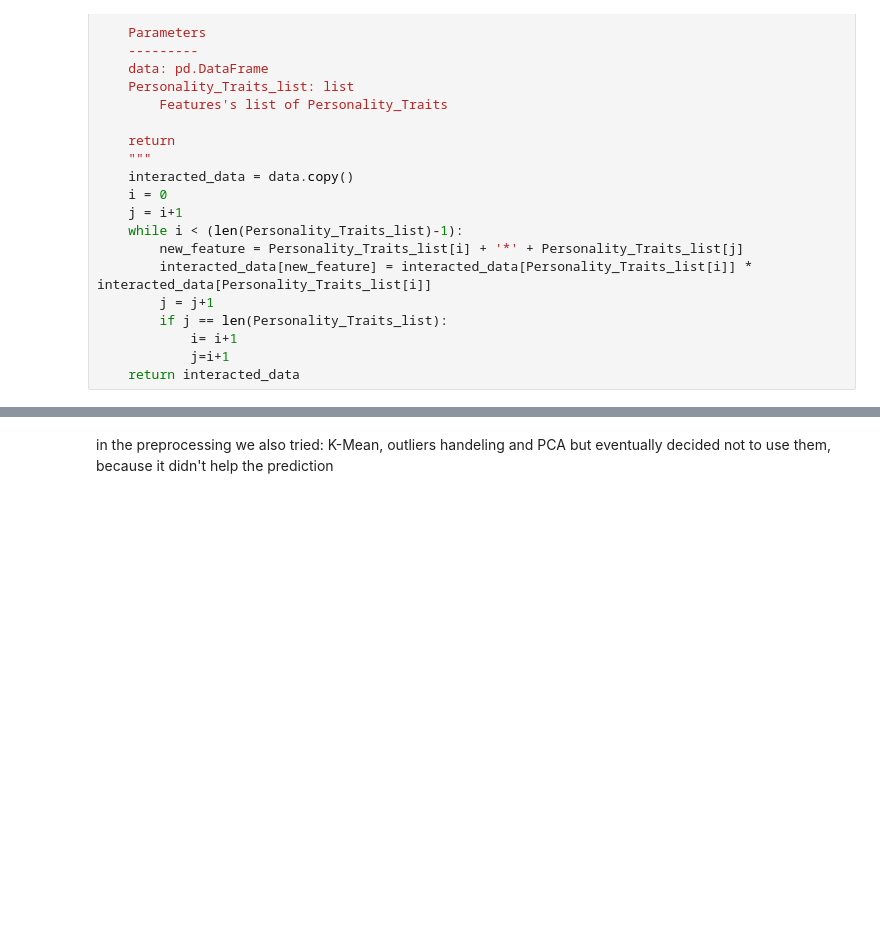
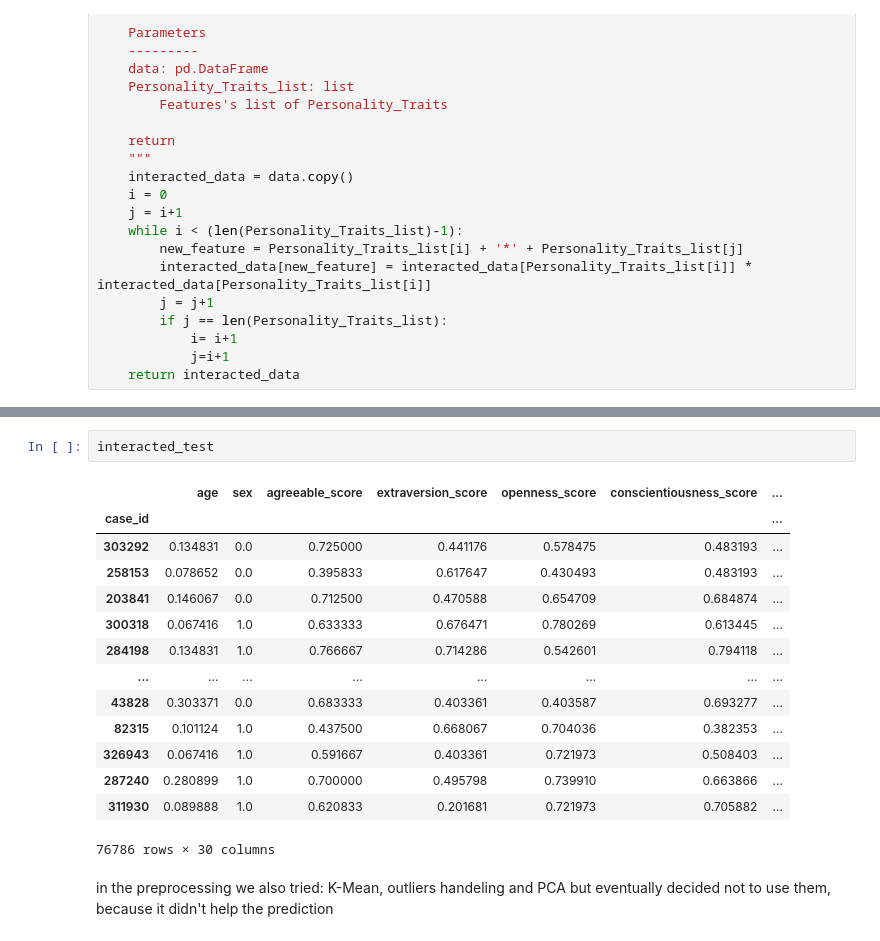
Before and after one commit to efratkohen/Big_five, a Jupyter notebook: final-draft.ipynb, the cells around one changed output, grey strips where cells are left out. Drawn from its saved outputs; the diff is of its cells as text; blank space fills up the shorter version.

```diff
--- a/final-draft.ipynb
+++ b/final-draft.ipynb
@@ -329,3 +331,20 @@ balanced_interacted_train
+# %%
+interacted_test
+# %% [output]
+|  | age | sex | agreeable_score | extraversion_score | openness_score | conscientiousness_score | ... |
+| case_id |  |  |  |  |  |  | ... |
+| 303292 | 0.134831 | 0.0 | 0.725000 | 0.441176 | 0.578475 | 0.483193 | ... |
+| 258153 | 0.078652 | 0.0 | 0.395833 | 0.617647 | 0.430493 | 0.483193 | ... |
+| 203841 | 0.146067 | 0.0 | 0.712500 | 0.470588 | 0.654709 | 0.684874 | ... |
+| 300318 | 0.067416 | 1.0 | 0.633333 | 0.676471 | 0.780269 | 0.613445 | ... |
+| 284198 | 0.134831 | 1.0 | 0.766667 | 0.714286 | 0.542601 | 0.794118 | ... |
+| ... | ... | ... | ... | ... | ... | ... | ... |
+| 43828 | 0.303371 | 0.0 | 0.683333 | 0.403361 | 0.403587 | 0.693277 | ... |
+| 82315 | 0.101124 | 1.0 | 0.437500 | 0.668067 | 0.704036 | 0.382353 | ... |
+| 326943 | 0.067416 | 1.0 | 0.591667 | 0.403361 | 0.721973 | 0.508403 | ... |
+| 287240 | 0.280899 | 1.0 | 0.700000 | 0.495798 | 0.739910 | 0.663866 | ... |
+| 311930 | 0.089888 | 1.0 | 0.620833 | 0.201681 | 0.721973 | 0.705882 | ... |
+76786 rows × 30 columns
 # %% [markdown]
 in the preprocessing we also tried:
 K-Mean, outliers handeling and PCA
```
Also changed, not shown: parts of 30 cells of this notebook.
